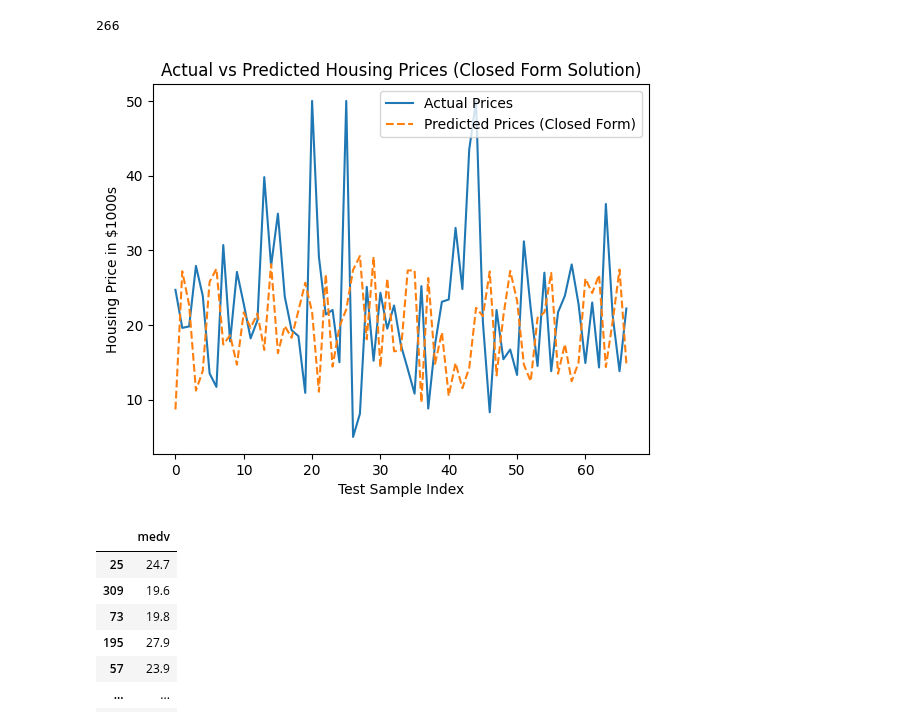
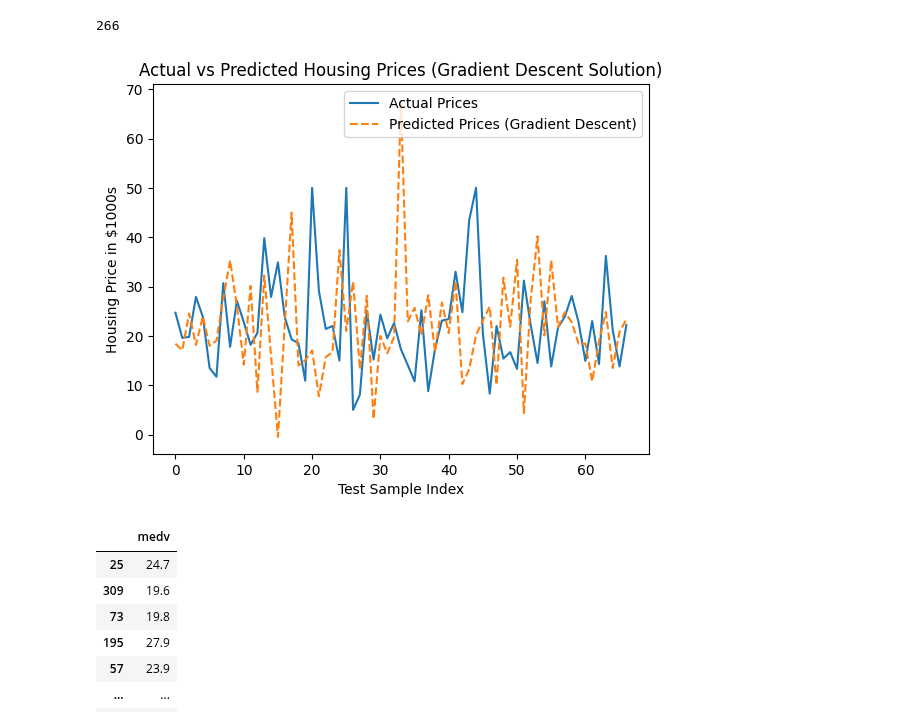
Before and after one commit to Faweenagua/ML-Regression-Projects, a Jupyter notebook: Housing Price Prediction/housingPricePrediction.ipynb, the cells around one changed output. Cells and saved outputs as stored; diff of their text form; code cells hidden in the pictures.

Commit message:
fixed SGD errors

```diff
--- a/Housing Price Prediction/housingPricePrediction.ipynb
+++ b/Housing Price Prediction/housingPricePrediction.ipynb
@@ -207,7 +207,7 @@ def gradient_descent(X, y, learning_rate=0.01, n_iterations=1000):
 Theta_star_GD = gradient_descent(W, T, learning_rate=0.000001, n_iterations=1000)
 # %%
 ## Implementing Linear Regression using Gradient Descent
-learning_rate = 0.000002
+learning_rate = 0.0000008
 lambda_param = 0.05
 n_iterations = 1000
 
@@ -215,20 +215,20 @@ Theta_star_GD = np.ones((W.shape[1], 1))  # Initialize weights
 for iteration in range(n_iterations):
     pred = W @ Theta_star_GD
     error = pred - T
-    grad = (2 / W.shape[0]) * (W.T @ error) + 2 * lambda_param * Theta_star_GD
+    grad = (2 / W.shape[0]) * (W.T @ error)
     Theta_star_GD -= learning_rate * grad
 # %%
 y_pred_GD = x_test.to_numpy() @ Theta_star_GD
 
 plt.plot(y_test.to_numpy(), label='Actual Prices')
-plt.plot(y_pred_GD, label='Predicted Prices (Closed Form)', linestyle='--')
+plt.plot(y_pred_GD, label='Predicted Prices (Gradient Descent)', linestyle='--')
 plt.xlabel('Test Sample Index')
 plt.ylabel('Housing Price in $1000s')
-plt.title('Actual vs Predicted Housing Prices (Closed Form Solution)')
+plt.title('Actual vs Predicted Housing Prices (Gradient Descent Solution)')
 plt.legend()
 plt.show()
 # %% [output]
-[figure, old version]
+[figure, new version]
 # %%
 y_test
 # %% [output]
```
Also changed, not shown: parts of 8 cells of this notebook.
